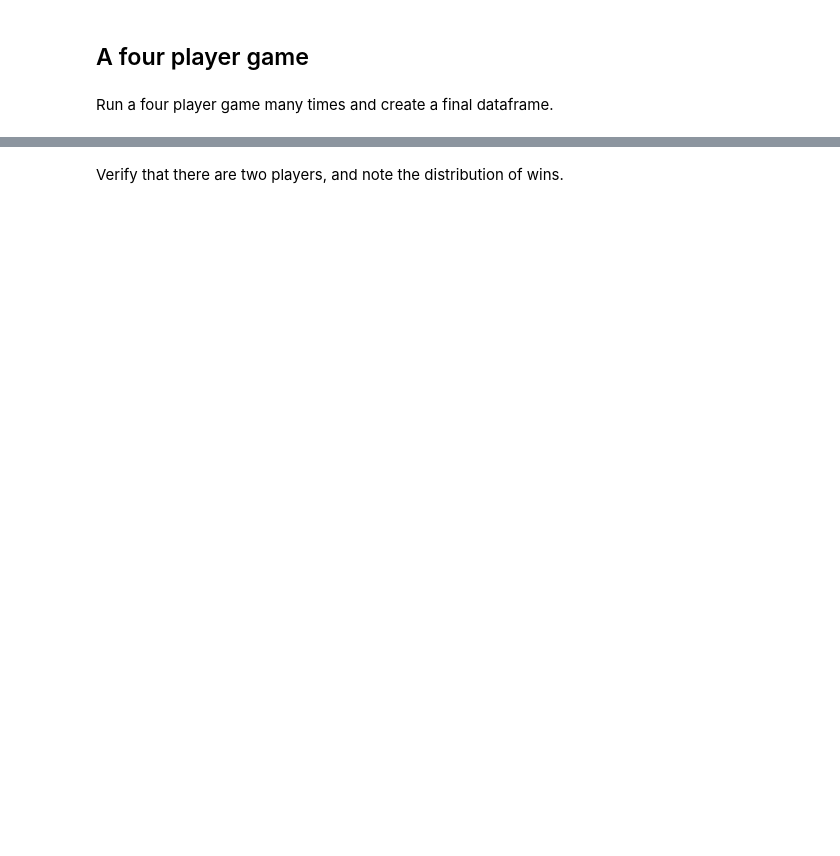
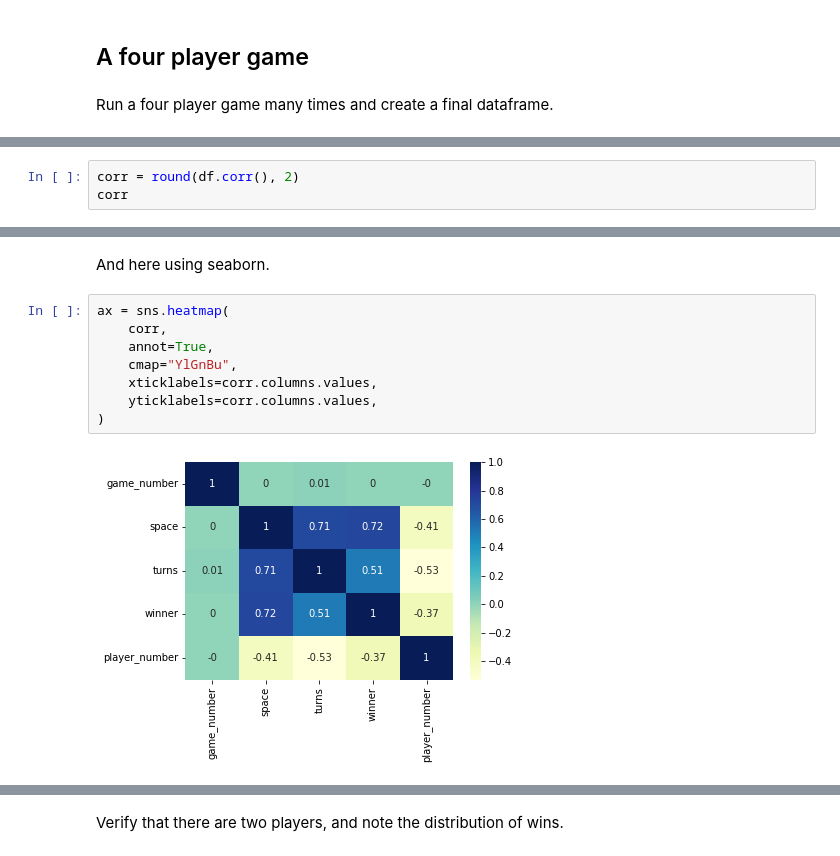
Before and after one commit to staylorx/cu-leeds-baim3220, a Jupyter notebook: Extras/Steps and Leaps.ipynb, the cells around one changed output, grey strips where cells are left out. Cells and saved outputs as stored; diff of their text form; blank space fills up the shorter version.

```diff
--- a/Extras/Steps and Leaps.ipynb
+++ b/Extras/Steps and Leaps.ipynb
@@ -318,0 +338,3 @@ Verify that there are four players, and note the distribution of wins.
+# %%
+corr = round(df.corr(), 2)
+corr
@@ -318,0 +361,12 @@ Verify that there are four players, and note the distribution of wins.
+# %% [markdown]
+And here using seaborn.
+# %%
+ax = sns.heatmap(
+    corr,
+    annot=True,
+    cmap="YlGnBu",
+    xticklabels=corr.columns.values,
+    yticklabels=corr.columns.values,
+)
+# %% [output]
+[figure, added]
```
Also changed, not shown: parts of 21 cells of this notebook.
